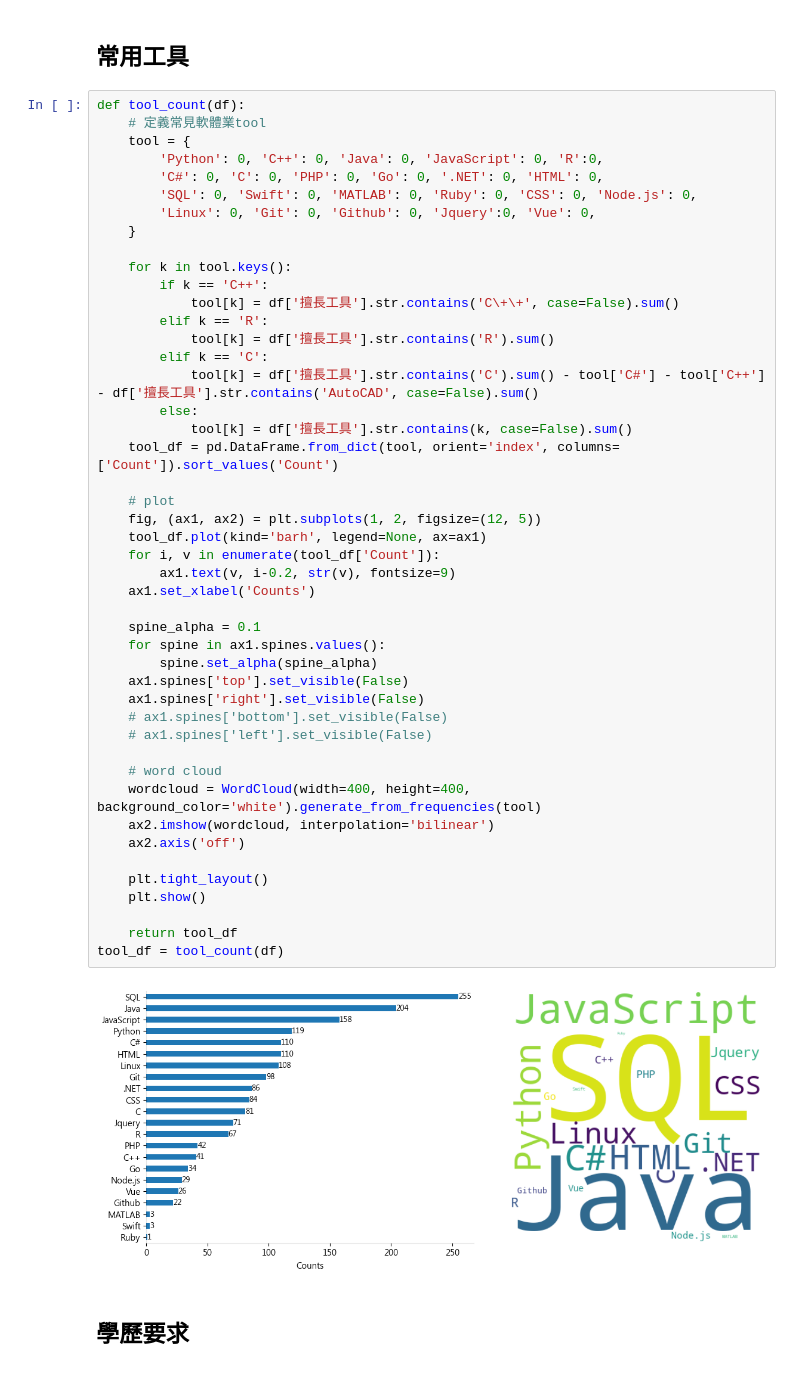
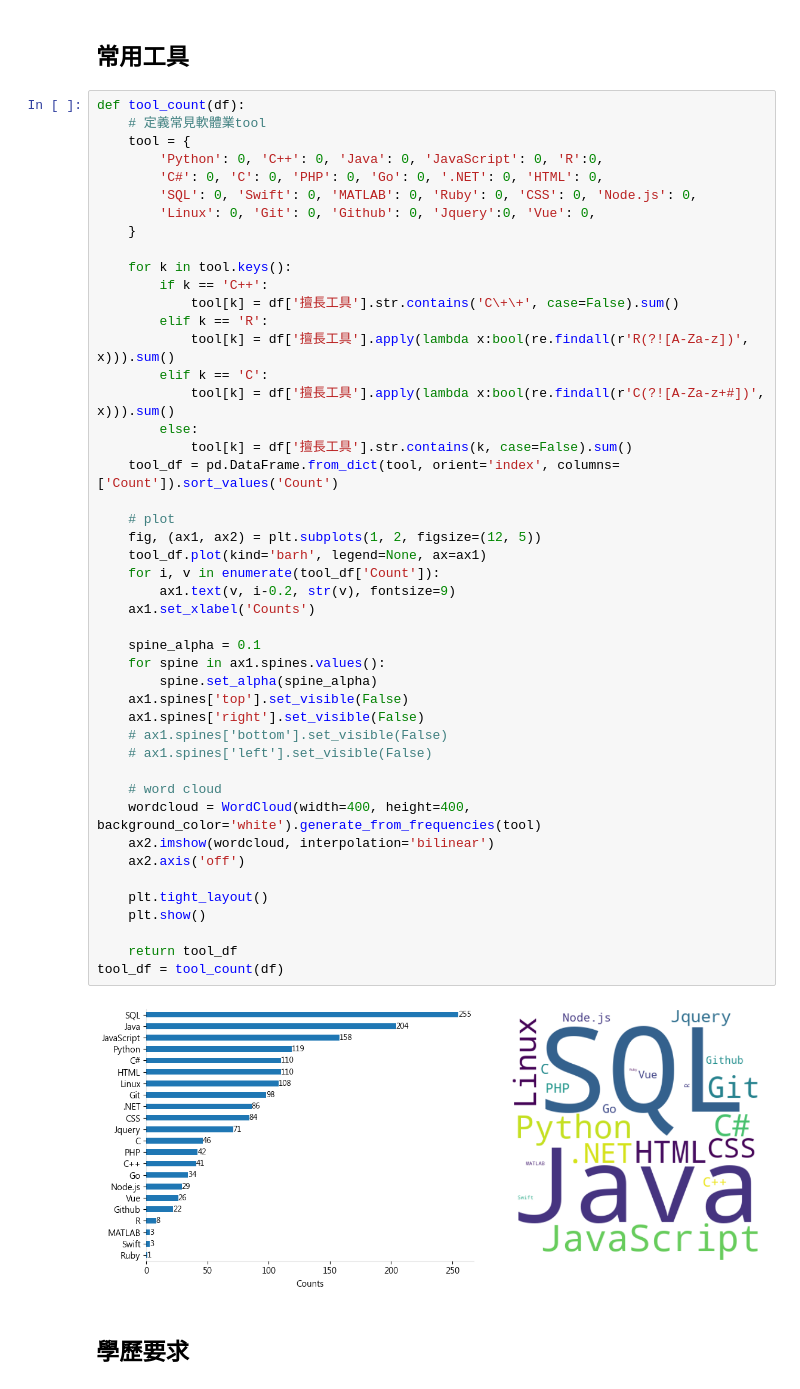
Before and after one commit to DrDAN6770/JobSearcher, a Jupyter notebook: EDA.ipynb, the cells around one changed output. Cells and saved outputs as stored; diff of their text form.

```diff
--- a/EDA.ipynb
+++ b/EDA.ipynb
@@ -69,40 +70,40 @@ def tool_count(df):
         if k == 'C++':
             tool[k] = df['擅長工具'].str.contains('C\+\+', case=False).sum()
         elif k == 'R':
-            tool[k] = df['擅長工具'].str.contains('R').sum()
+            tool[k] = df['擅長工具'].apply(lambda x:bool(re.findall(r'R(?![A-Za-z])', x))).sum()
         elif k == 'C':
-            tool[k] = df['擅長工具'].str.contains('C').sum() - tool['C#'] - tool['C++'] - df['擅長工具'].str.contains('AutoCAD', case=False).sum()
+            tool[k] = df['擅長工具'].apply(lambda x:bool(re.findall(r'C(?![A-Za-z+#])', x))).sum()
         else:
             tool[k] = df['擅長工具'].str.contains(k, case=False).sum()
     tool_df = pd.DataFrame.from_dict(tool, orient='index', columns=['Count']).sort_values('Count')
 
     # plot
     fig, (ax1, ax2) = plt.subplots(1, 2, figsize=(12, 5))
     tool_df.plot(kind='barh', legend=None, ax=ax1)
     for i, v in enumerate(tool_df['Count']):
         ax1.text(v, i-0.2, str(v), fontsize=9)
     ax1.set_xlabel('Counts')
 
     spine_alpha = 0.1
     for spine in ax1.spines.values():
         spine.set_alpha(spine_alpha)
     ax1.spines['top'].set_visible(False)
     ax1.spines['right'].set_visible(False)
     # ax1.spines['bottom'].set_visible(False)
     # ax1.spines['left'].set_visible(False)
 
     # word cloud
     wordcloud = WordCloud(width=400, height=400, background_color='white').generate_from_frequencies(tool)
     ax2.imshow(wordcloud, interpolation='bilinear')
     ax2.axis('off')
 
     plt.tight_layout()
     plt.show()
 
     return tool_df
 tool_df = tool_count(df)
 # %% [output]
-[figure, old version]
+[figure, new version]
 # %% [markdown]
 ## 學歷要求
 # %%
```
Also changed, not shown: parts of 1 cell of this notebook.
